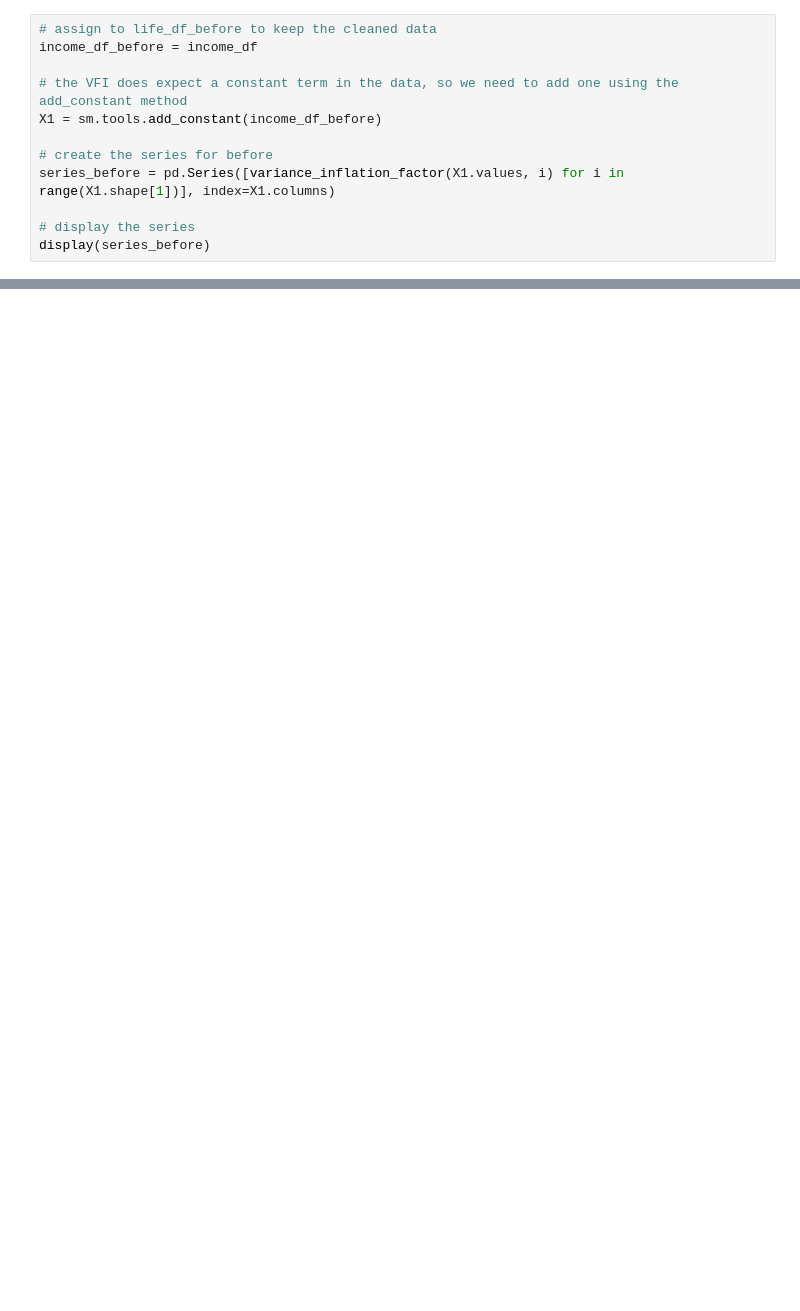
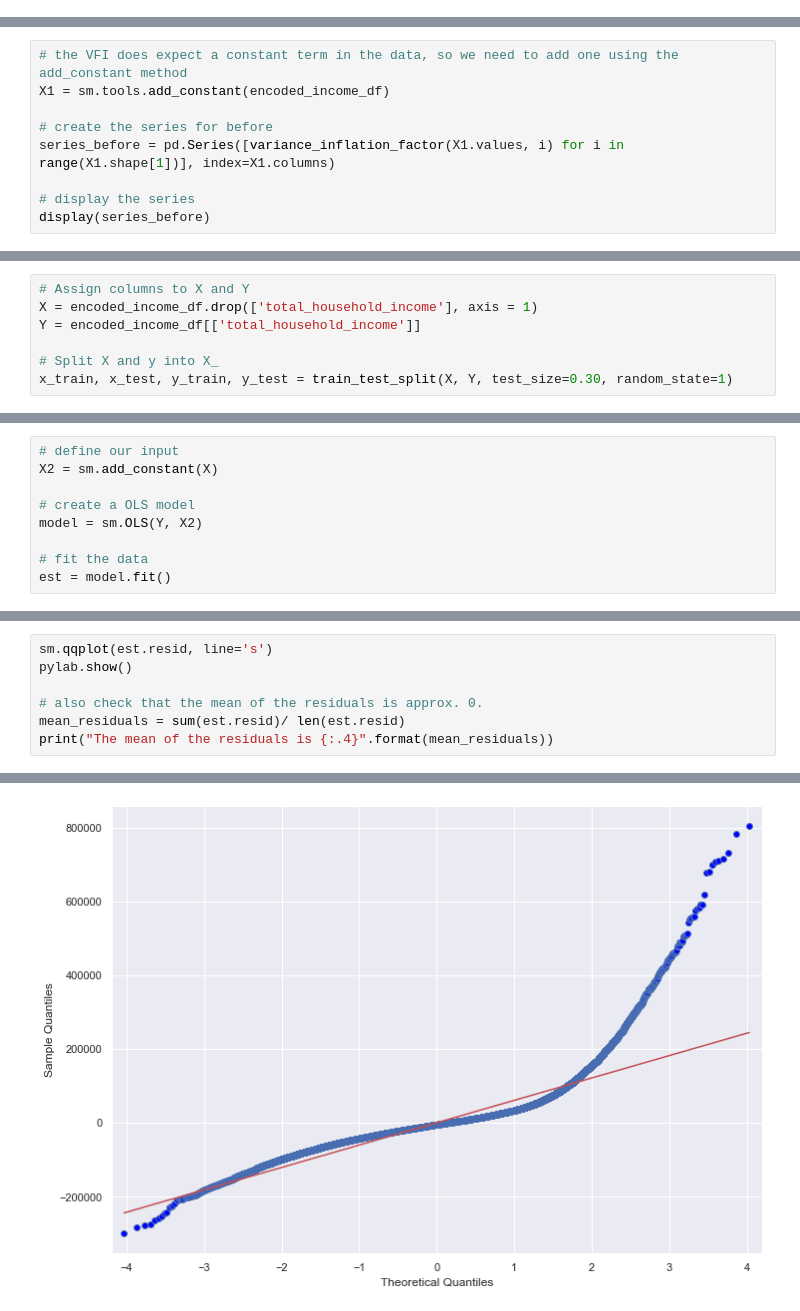
Before and after one commit to legaspicary/it465-group-project, a Jupyter notebook: group_project.ipynb, the cells around one changed output, grey strips where cells are left out. Drawn from its saved outputs; the diff is of its cells as text; blank space fills up the shorter version.

```diff
--- a/group_project.ipynb
+++ b/group_project.ipynb
@@ -254,12 +0,0 @@ def remove_outliers():
-# %%
-# assign to life_df_before to keep the cleaned data
-income_df_before = income_df
-
-# the VFI does expect a constant term in the data, so we need to add one using the add_constant method
-X1 = sm.tools.add_constant(income_df_before)
-
-# create the series for before
-series_before = pd.Series([variance_inflation_factor(X1.values, i) for i in range(X1.shape[1])], index=X1.columns)
-
-# display the series
-display(series_before)
@@ -289,0 +447,9 @@ KeyError: "['Total Household Income'] not found in axis"
+# %%
+# the VFI does expect a constant term in the data, so we need to add one using the add_constant method
+X1 = sm.tools.add_constant(encoded_income_df)
+
+# create the series for before
+series_before = pd.Series([variance_inflation_factor(X1.values, i) for i in range(X1.shape[1])], index=X1.columns)
+
+# display the series
+display(series_before)
@@ -289,0 +546,7 @@ KeyError: "['Total Household Income'] not found in axis"
+# %%
+# Assign columns to X and Y
+X = encoded_income_df.drop(['total_household_income'], axis = 1)
+Y = encoded_income_df[['total_household_income']]
+
+# Split X and y into X_
+x_train, x_test, y_train, y_test = train_test_split(X, Y, test_size=0.30, random_state=1)
@@ -289,0 +609,9 @@ KeyError: "['Total Household Income'] not found in axis"
+# %%
+# define our input
+X2 = sm.add_constant(X)
+
+# create a OLS model
+model = sm.OLS(Y, X2)
+
+# fit the data
+est = model.fit()
@@ -289,0 +674,8 @@ KeyError: "['Total Household Income'] not found in axis"
+# %%
+sm.qqplot(est.resid, line='s')
+pylab.show()
+
+# also check that the mean of the residuals is approx. 0.
+mean_residuals = sum(est.resid)/ len(est.resid)
+print("The mean of the residuals is {:.4}".format(mean_residuals))
+# %% [output]
@@ -289,0 +683 @@ KeyError: "['Total Household Income'] not found in axis"
+[figure, added]
```
Also changed, not shown: parts of 94 cells of this notebook.
